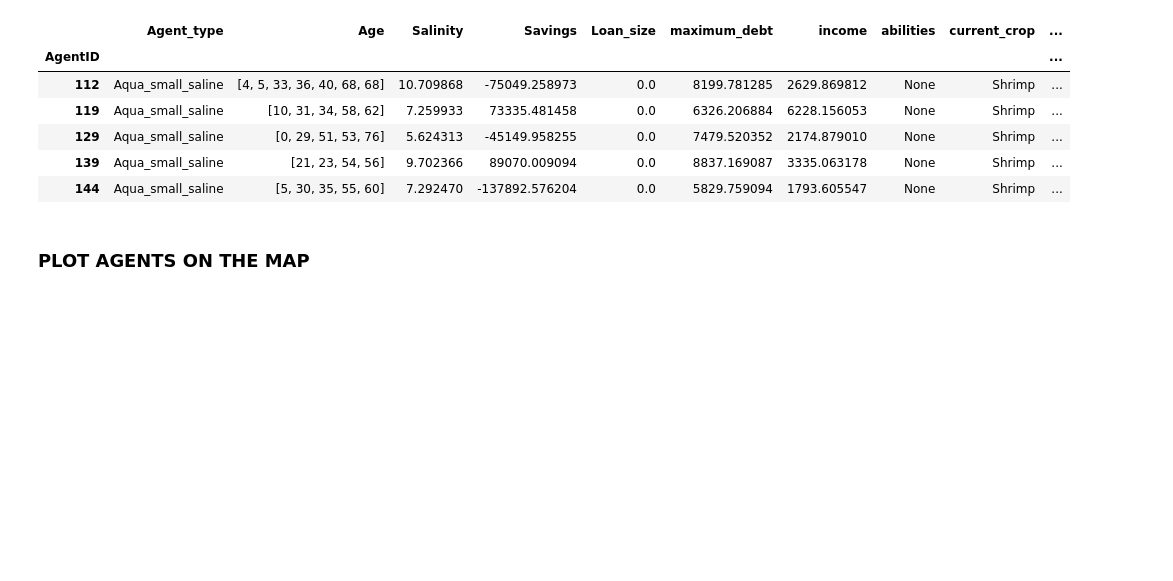
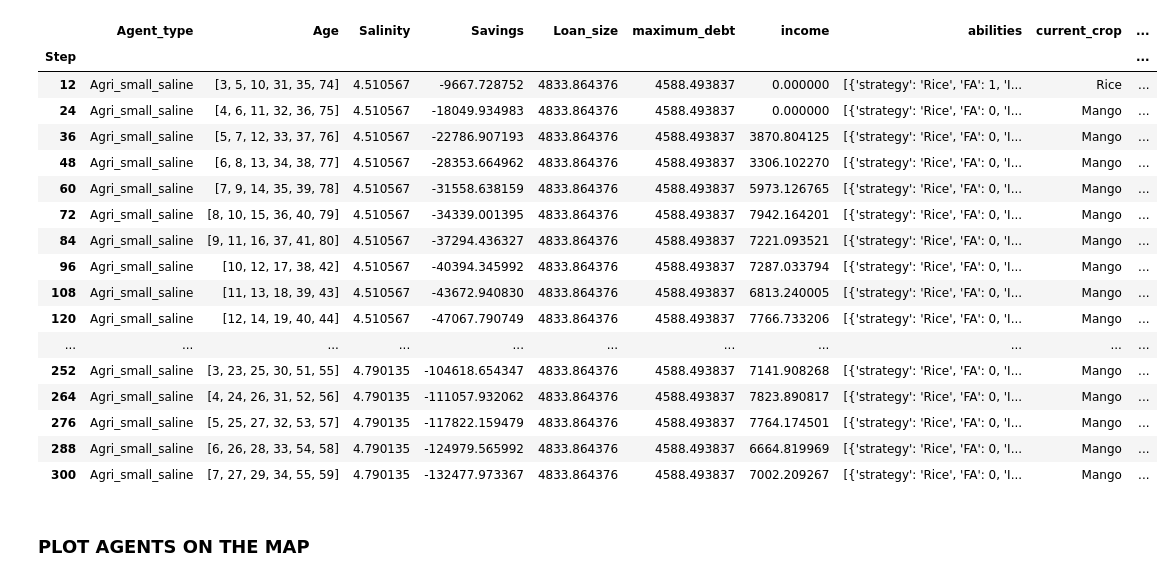
Before and after one commit to Juliettevanalst/Thesis, a Jupyter notebook: model_run2.ipynb, the cells around one changed output. Cells and saved outputs as stored; diff of their text form; code cells hidden in the pictures; blank space fills up the shorter version.

Commit message:
Started working on model version 3, initialisation is based on excel data

```diff
--- a/model_run2.ipynb
+++ b/model_run2.ipynb
@@ -36,17 +36,28 @@ This farm failed due to antibiotic use
 # %%
 agent_data = model.datacollector.get_agent_vars_dataframe()
-agent_data = agent_data.xs(288, level="Step")
+agent_data = agent_data.xs(50, level="AgentID")
 #agent_data = agent_data[agent_data["Agent_type"] == "Agri_small_saline"]
-agent_data = agent_data[agent_data['Agent_type'] != "migrated"]
+#agent_data = agent_data[agent_data['Agent_type'] != "migrated"]
 agent_data
 # %% [output]
 |  | Agent_type | Age | Salinity | Savings | Loan_size | maximum_debt | income | abilities | current_crop | ... |
-| AgentID |  |  |  |  |  |  |  |  |  | ... |
-| 112 | Aqua_small_saline | [4, 5, 33, 36, 40, 68, 68] | 10.709868 | -75049.258973 | 0.0 | 8199.781285 | 2629.869812 | None | Shrimp | ... |
-| 119 | Aqua_small_saline | [10, 31, 34, 58, 62] | 7.259933 | 73335.481458 | 0.0 | 6326.206884 | 6228.156053 | None | Shrimp | ... |
-| 129 | Aqua_small_saline | [0, 29, 51, 53, 76] | 5.624313 | -45149.958255 | 0.0 | 7479.520352 | 2174.879010 | None | Shrimp | ... |
-| 139 | Aqua_small_saline | [21, 23, 54, 56] | 9.702366 | 89070.009094 | 0.0 | 8837.169087 | 3335.063178 | None | Shrimp | ... |
-| 144 | Aqua_small_saline | [5, 30, 35, 55, 60] | 7.292470 | -137892.576204 | 0.0 | 5829.759094 | 1793.605547 | None | Shrimp | ... |
+| Step |  |  |  |  |  |  |  |  |  | ... |
+| 12 | Agri_small_saline | [3, 5, 10, 31, 35, 74] | 4.510567 | -9667.728752 | 4833.864376 | 4588.493837 | 0.000000 | [{'strategy': 'Rice', 'FA': 1, 'I... | Rice | ... |
+| 24 | Agri_small_saline | [4, 6, 11, 32, 36, 75] | 4.510567 | -18049.934983 | 4833.864376 | 4588.493837 | 0.000000 | [{'strategy': 'Rice', 'FA': 0, 'I... | Mango | ... |
+| 36 | Agri_small_saline | [5, 7, 12, 33, 37, 76] | 4.510567 | -22786.907193 | 4833.864376 | 4588.493837 | 3870.804125 | [{'strategy': 'Rice', 'FA': 0, 'I... | Mango | ... |
+| 48 | Agri_small_saline | [6, 8, 13, 34, 38, 77] | 4.510567 | -28353.664962 | 4833.864376 | 4588.493837 | 3306.102270 | [{'strategy': 'Rice', 'FA': 0, 'I... | Mango | ... |
+| 60 | Agri_small_saline | [7, 9, 14, 35, 39, 78] | 4.510567 | -31558.638159 | 4833.864376 | 4588.493837 | 5973.126765 | [{'strategy': 'Rice', 'FA': 0, 'I... | Mango | ... |
+| 72 | Agri_small_saline | [8, 10, 15, 36, 40, 79] | 4.510567 | -34339.001395 | 4833.864376 | 4588.493837 | 7942.164201 | [{'strategy': 'Rice', 'FA': 0, 'I... | Mango | ... |
+| 84 | Agri_small_saline | [9, 11, 16, 37, 41, 80] | 4.510567 | -37294.436327 | 4833.864376 | 4588.493837 | 7221.093521 | [{'strategy': 'Rice', 'FA': 0, 'I... | Mango | ... |
+| 96 | Agri_small_saline | [10, 12, 17, 38, 42] | 4.510567 | -40394.345992 | 4833.864376 | 4588.493837 | 7287.033794 | [{'strategy': 'Rice', 'FA': 0, 'I... | Mango | ... |
+| 108 | Agri_small_saline | [11, 13, 18, 39, 43] | 4.510567 | -43672.940830 | 4833.864376 | 4588.493837 | 6813.240005 | [{'strategy': 'Rice', 'FA': 0, 'I... | Mango | ... |
+| 120 | Agri_small_saline | [12, 14, 19, 40, 44] | 4.510567 | -47067.790749 | 4833.864376 | 4588.493837 | 7766.733206 | [{'strategy': 'Rice', 'FA': 0, 'I... | Mango | ... |
+| ... | ... | ... | ... | ... | ... | ... | ... | ... | ... | ... |
+| 252 | Agri_small_saline | [3, 23, 25, 30, 51, 55] | 4.790135 | -104618.654347 | 4833.864376 | 4588.493837 | 7141.908268 | [{'strategy': 'Rice', 'FA': 0, 'I... | Mango | ... |
+| 264 | Agri_small_saline | [4, 24, 26, 31, 52, 56] | 4.790135 | -111057.932062 | 4833.864376 | 4588.493837 | 7823.890817 | [{'strategy': 'Rice', 'FA': 0, 'I... | Mango | ... |
+| 276 | Agri_small_saline | [5, 25, 27, 32, 53, 57] | 4.790135 | -117822.159479 | 4833.864376 | 4588.493837 | 7764.174501 | [{'strategy': 'Rice', 'FA': 0, 'I... | Mango | ... |
+| 288 | Agri_small_saline | [6, 26, 28, 33, 54, 58] | 4.790135 | -124979.565992 | 4833.864376 | 4588.493837 | 6664.819969 | [{'strategy': 'Rice', 'FA': 0, 'I... | Mango | ... |
+| 300 | Agri_small_saline | [7, 27, 29, 34, 55, 59] | 4.790135 | -132477.973367 | 4833.864376 | 4588.493837 | 7002.209267 | [{'strategy': 'Rice', 'FA': 0, 'I... | Mango | ... |
 # %% [markdown]
 ### PLOT AGENTS ON THE MAP
 # %%
```
Also changed, not shown: parts of 3 cells of this notebook, 10 other files.
